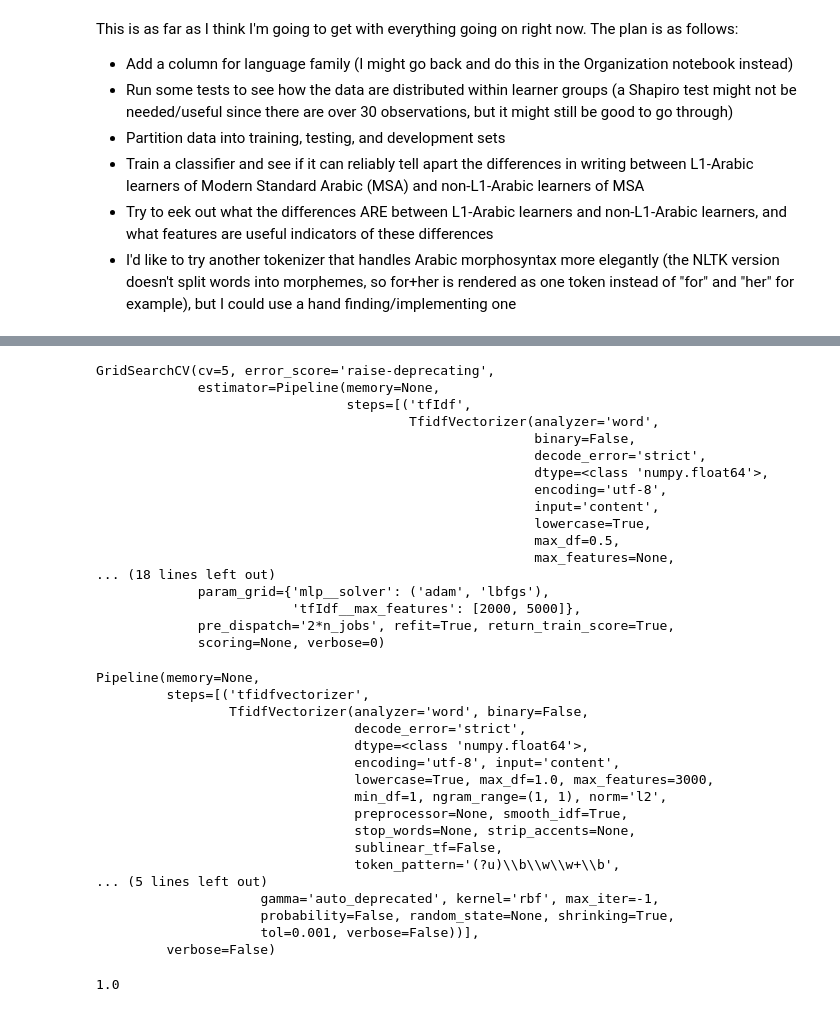
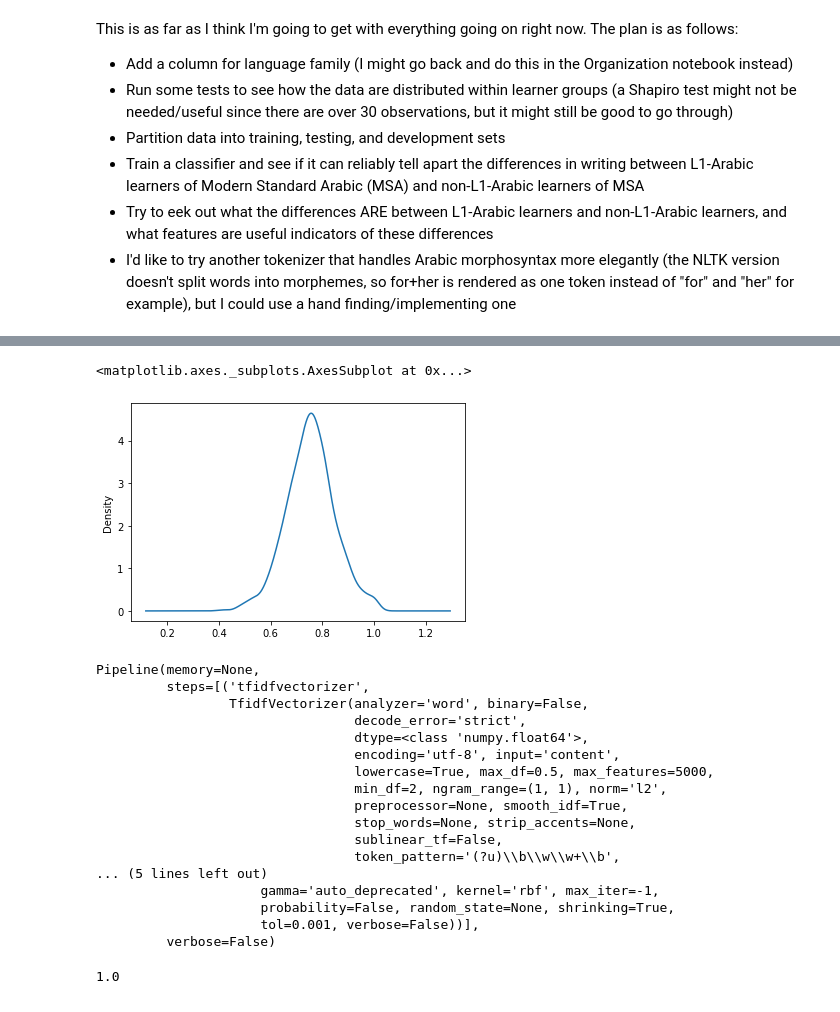
Before and after one commit to AnthonyVerardi/Arabic-Learner-Corpus-Considerations, a Jupyter notebook: Notebooks/ALC_Data_Analysis.ipynb, the cells around one changed output, grey strips where cells are left out. Drawn from its saved outputs; the diff is of its cells as text; code cells hidden in the pictures.

```diff
--- a/Notebooks/ALC_Data_Analysis.ipynb
+++ b/Notebooks/ALC_Data_Analysis.ipynb
@@ -70,3 +155,8 @@ S942_T1_M_Uni_NAS_S_C      1086         1  0.583794
+# %%
+df['TTR'].plot(kind="density")
+# %% [output]
+<matplotlib.axes._subplots.AxesSubplot at 0x...>
+[figure, added]
 # %%
 from sklearn.svm import SVC
 from sklearn.pipeline import make_pipeline
@@ -81,28 +171,10 @@ pipe = Pipeline(steps=[('tfIdf', tfIdf),('mlp',mlp)])
 clf = GridSearchCV(pipe, param_grid = {"tfIdf__max_features":[2000, 5000],
                                       "mlp__solver":('adam','lbfgs')}, cv=5, return_train_score=True)
 
-clf.fit(df.Text, df.L1)
+clf.fit(df.Text, df.L1family)
-# %% [output]
-GridSearchCV(cv=5, error_score='raise-deprecating',
-             estimator=Pipeline(memory=None,
-                                steps=[('tfIdf',
-                                        TfidfVectorizer(analyzer='word',
-                                                        binary=False,
-                                                        decode_error='strict',
-                                                        dtype=<class 'numpy.float64'>,
-                                                        encoding='utf-8',
-                                                        input='content',
-                                                        lowercase=True,
-                                                        max_df=0.5,
-                                                        max_features=None,
-... (18 lines left out)
-             param_grid={'mlp__solver': ('adam', 'lbfgs'),
-                         'tfIdf__max_features': [2000, 5000]},
-             pre_dispatch='2*n_jobs', refit=True, return_train_score=True,
-             scoring=None, verbose=0)
 # %%
-SVC_model = make_pipeline(TfidfVectorizer(max_features = 3000), SVC(kernel='rbf', C=1E5))
-SVC_model.fit(df.Text, df.L1)
+SVC_model = make_pipeline(TfidfVectorizer(max_features = 5000, min_df=2, max_df=.5), SVC(kernel='rbf', C=1E5))
+SVC_model.fit(df.Text, df.L1family)
 # %% [output]
 Pipeline(memory=None,
          steps=[('tfidfvectorizer',
@@ -110,8 +182,8 @@ Pipeline(memory=None,
                                  decode_error='strict',
                                  dtype=<class 'numpy.float64'>,
                                  encoding='utf-8', input='content',
-                                 lowercase=True, max_df=1.0, max_features=3000,
-                                 min_df=1, ngram_range=(1, 1), norm='l2',
+                                 lowercase=True, max_df=0.5, max_features=5000,
+                                 min_df=2, ngram_range=(1, 1), norm='l2',
                                  preprocessor=None, smooth_idf=True,
                                  stop_words=None, strip_accents=None,
                                  sublinear_tf=False,
```
Also changed, not shown: parts of 14 cells of this notebook, 1 other file.
